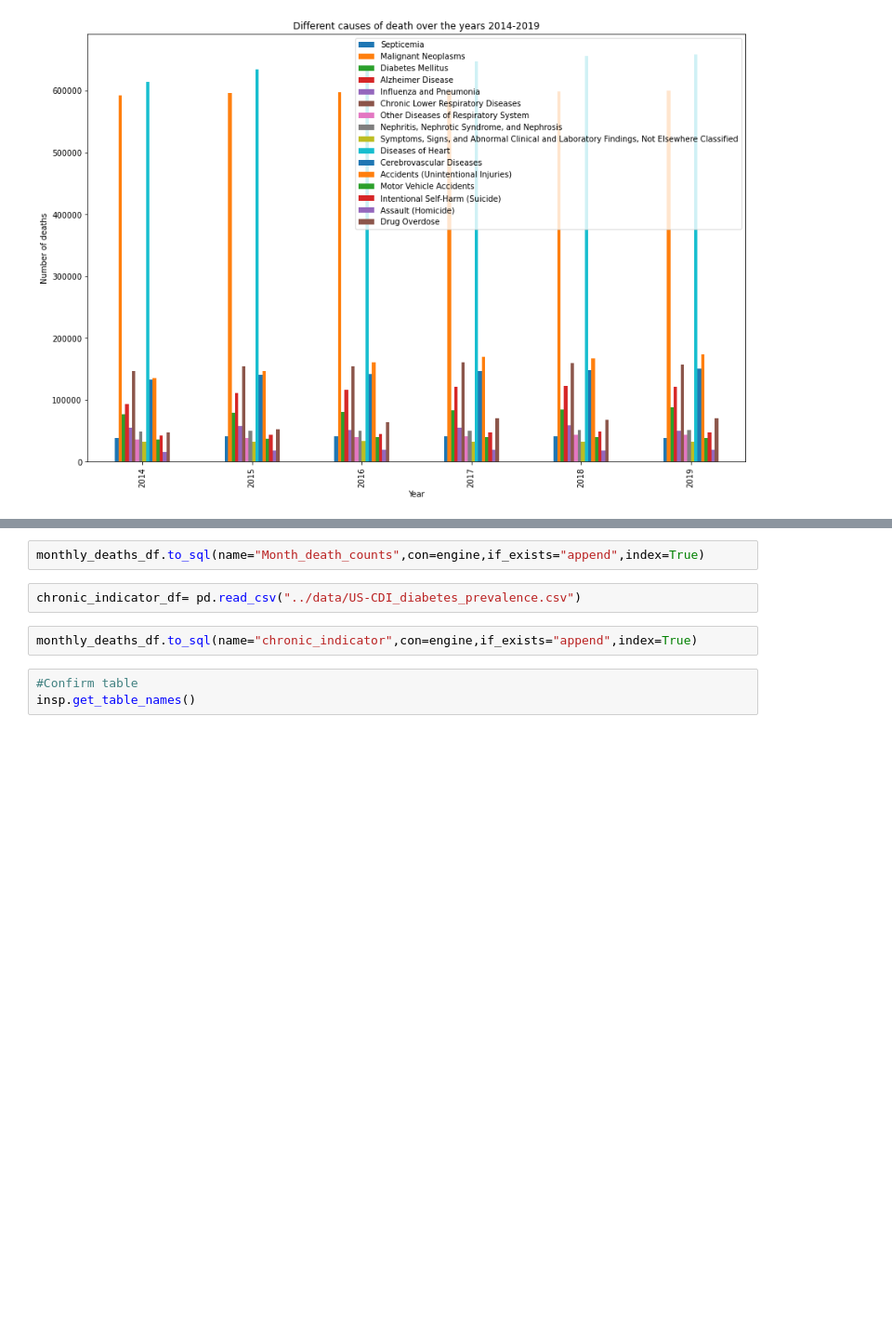
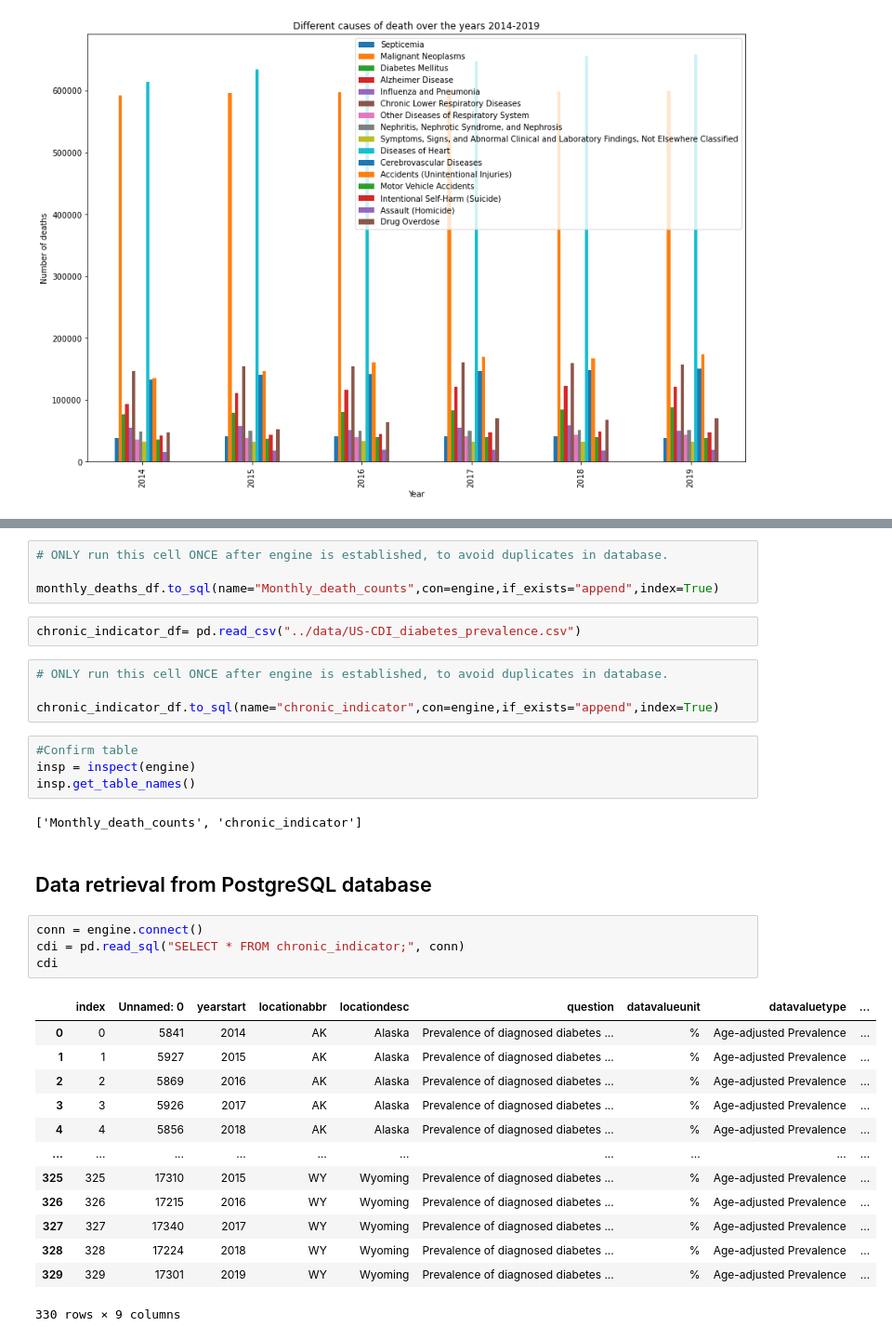
Before and after one commit to MarDuo2022/Diabetes_visualisations, a Jupyter notebook: code/Extract_Monthly_Count_of_Deaths.ipynb, the cells around one changed output, grey strips where cells are left out. Shown at 93% size. Cells and saved outputs as stored; diff of their text form; blank space fills up the shorter version.

```diff
--- a/code/Extract_Monthly_Count_of_Deaths.ipynb
+++ b/code/Extract_Monthly_Count_of_Deaths.ipynb
@@ -46,9 +45,36 @@ insp = inspect(engine)
 # %%
-monthly_deaths_df.to_sql(name="Month_death_counts",con=engine,if_exists="append",index=True)
+# ONLY run this cell ONCE after engine is established, to avoid duplicates in database.
+
+monthly_deaths_df.to_sql(name="Monthly_death_counts",con=engine,if_exists="append",index=True)
 # %%
 chronic_indicator_df= pd.read_csv("../data/US-CDI_diabetes_prevalence.csv")
 # %%
-monthly_deaths_df.to_sql(name="chronic_indicator",con=engine,if_exists="append",index=True)
+# ONLY run this cell ONCE after engine is established, to avoid duplicates in database.
+
+chronic_indicator_df.to_sql(name="chronic_indicator",con=engine,if_exists="append",index=True)
 # %%
 #Confirm table
+insp = inspect(engine)
 insp.get_table_names()
+# %% [output]
+['Monthly_death_counts', 'chronic_indicator']
+# %% [markdown]
+## Data retrieval from PostgreSQL database
+# %%
+conn = engine.connect()
+cdi = pd.read_sql("SELECT * FROM chronic_indicator;", conn)
+cdi
+# %% [output]
+|  | index | Unnamed: 0 | yearstart | locationabbr | locationdesc | question | datavalueunit | datavaluetype | ... |
+| 0 | 0 | 5841 | 2014 | AK | Alaska | Prevalence of diagnosed diabetes ... | % | Age-adjusted Prevalence | ... |
+| 1 | 1 | 5927 | 2015 | AK | Alaska | Prevalence of diagnosed diabetes ... | % | Age-adjusted Prevalence | ... |
+| 2 | 2 | 5869 | 2016 | AK | Alaska | Prevalence of diagnosed diabetes ... | % | Age-adjusted Prevalence | ... |
+| 3 | 3 | 5926 | 2017 | AK | Alaska | Prevalence of diagnosed diabetes ... | % | Age-adjusted Prevalence | ... |
+| 4 | 4 | 5856 | 2018 | AK | Alaska | Prevalence of diagnosed diabetes ... | % | Age-adjusted Prevalence | ... |
+| ... | ... | ... | ... | ... | ... | ... | ... | ... | ... |
+| 325 | 325 | 17310 | 2015 | WY | Wyoming | Prevalence of diagnosed diabetes ... | % | Age-adjusted Prevalence | ... |
+| 326 | 326 | 17215 | 2016 | WY | Wyoming | Prevalence of diagnosed diabetes ... | % | Age-adjusted Prevalence | ... |
+| 327 | 327 | 17340 | 2017 | WY | Wyoming | Prevalence of diagnosed diabetes ... | % | Age-adjusted Prevalence | ... |
+| 328 | 328 | 17224 | 2018 | WY | Wyoming | Prevalence of diagnosed diabetes ... | % | Age-adjusted Prevalence | ... |
+| 329 | 329 | 17301 | 2019 | WY | Wyoming | Prevalence of diagnosed diabetes ... | % | Age-adjusted Prevalence | ... |
+330 rows × 9 columns
```
Also changed, not shown: parts of 10 cells of this notebook.
